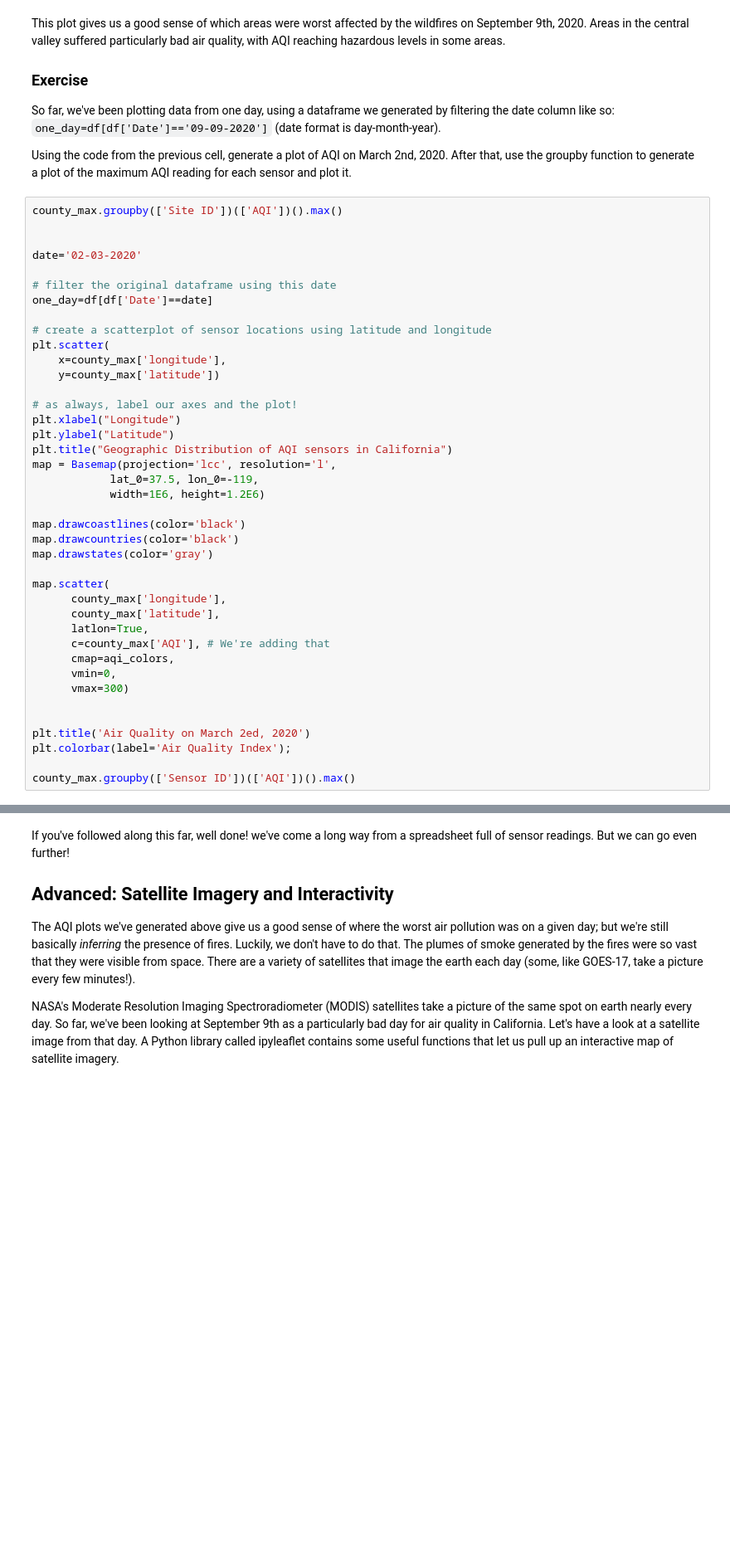
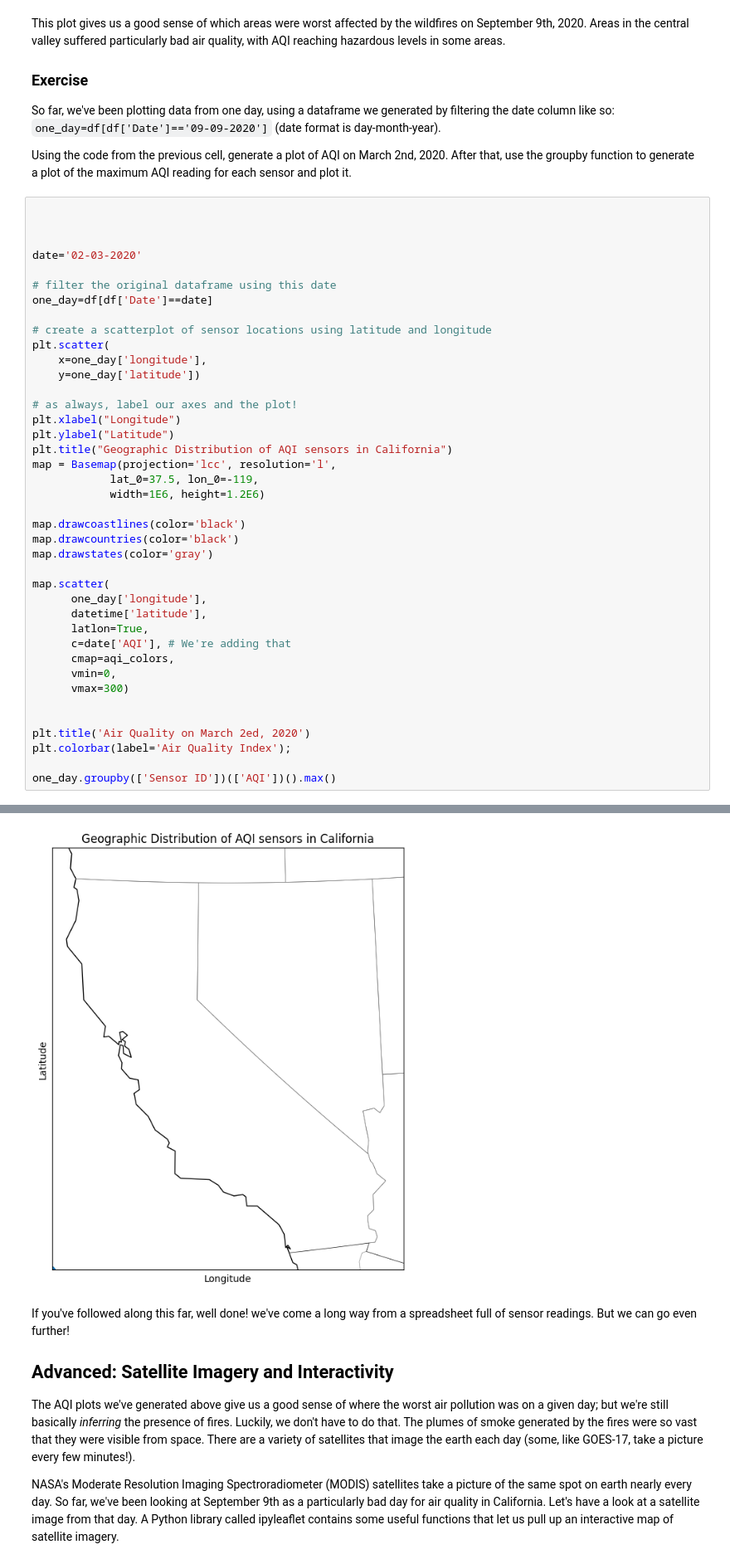
Before and after one commit to bofeng2268/QM-2, a Jupyter notebook: notebooks/W03. Spatial Data.ipynb, the cells around one changed output, grey strips where cells are left out. Shown at 83% size. Drawn from its saved outputs; the diff is of its cells as text; blank space fills up the shorter version.

```diff
--- a/notebooks/W03. Spatial Data.ipynb
+++ b/notebooks/W03. Spatial Data.ipynb
@@ -429,7 +429,7 @@ So far, we've been plotting data from one day, using a dataframe we generated by
 
 Using the code from the previous cell, generate a plot of AQI on March 2nd, 2020. After that, use the groupby function to generate a plot of the maximum AQI reading for each sensor and plot it.
 # %%
-county_max.groupby(['Site ID'])(['AQI'])().max()
+
 
 
 date='02-03-2020'
@@ -439,8 +439,8 @@ one_day=df[df['Date']==date]
 
 # create a scatterplot of sensor locations using latitude and longitude
 plt.scatter(
-    x=county_max['longitude'],
-    y=county_max['latitude'])
+    x=one_day['longitude'],
+    y=one_day['latitude'])
 
 # as always, label our axes and the plot!
 plt.xlabel("Longitude")
@@ -455,10 +455,10 @@ map.drawcountries(color='black')
 map.drawstates(color='gray')
 
 map.scatter(
-      county_max['longitude'],
-      county_max['latitude'],
+      one_day['longitude'],
+      datetime['latitude'],
       latlon=True,
-      c=county_max['AQI'], # We're adding that
+      c=date['AQI'], # We're adding that
       cmap=aqi_colors,
       vmin=0,
       vmax=300)
@@ -467,5 +467,5 @@ map.scatter(
 plt.title('Air Quality on March 2ed, 2020')
 plt.colorbar(label='Air Quality Index');
 
-county_max.groupby(['Sensor ID'])(['AQI'])().max()
+one_day.groupby(['Sensor ID'])(['AQI'])().max()
 # %% [output]
@@ -473,3 +473,4 @@ NameError: ignored
+[figure, added]
 # %% [markdown]
 If you've followed along this far, well done! we've come a long way from a spreadsheet full of sensor readings. But we can go even further!
 
```
Also changed, not shown: parts of 6 cells of this notebook.
